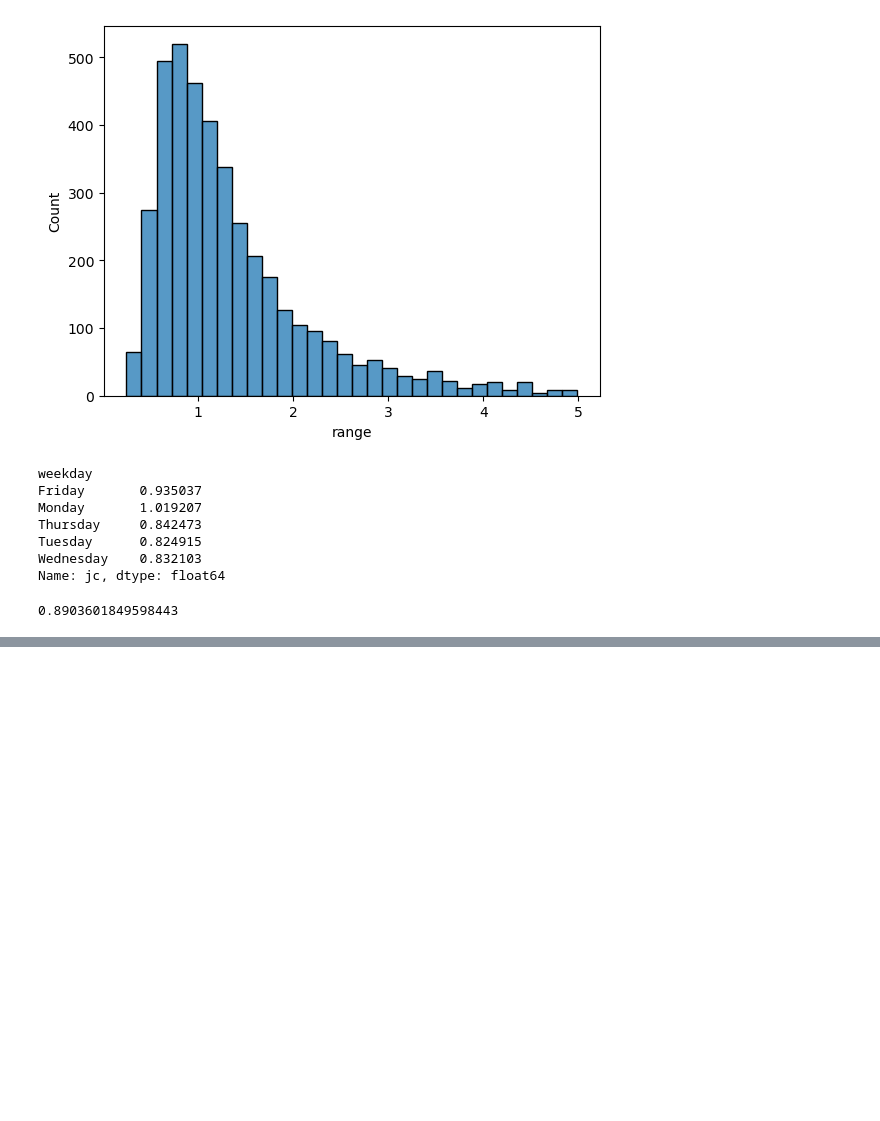
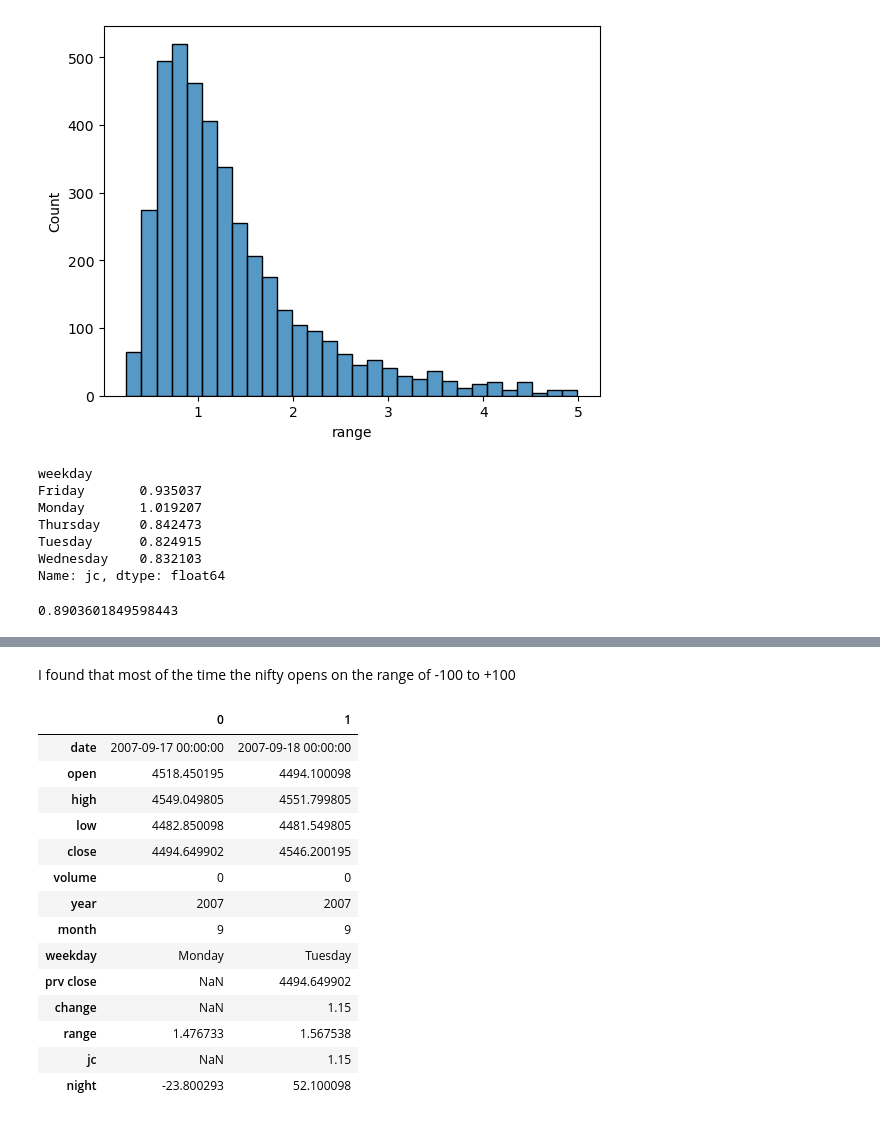
Before and after one commit to deveshpatwa/Pyhton-projects, a Jupyter notebook: Nifty50 Analysis/Nifty50_Analysis.ipynb, the cells around one changed output, grey strips where cells are left out. Saved outputs shown, nothing was run; the diff lists cells and outputs as text; code cells hidden in the pictures; blank space fills up the shorter version.

Commit message:
update nifty project

```diff
--- a/Nifty50 Analysis/Nifty50_Analysis.ipynb
+++ b/Nifty50 Analysis/Nifty50_Analysis.ipynb
@@ -167,0 +190,20 @@ df.jc.mean()
+# %% [markdown]
+I found that most of the time the nifty opens on the range of -100 to +100
+# %%
+df.head(2).T
+# %% [output]
+|  | 0 | 1 |
+| date | 2007-09-17 00:00:00 | 2007-09-18 00:00:00 |
+| open | 4518.450195 | 4494.100098 |
+| high | 4549.049805 | 4551.799805 |
+| low | 4482.850098 | 4481.549805 |
+| close | 4494.649902 | 4546.200195 |
+| volume | 0 | 0 |
+| year | 2007 | 2007 |
+| month | 9 | 9 |
+| weekday | Monday | Tuesday |
+| prv close | NaN | 4494.649902 |
+| change | NaN | 1.15 |
+| range | 1.476733 | 1.567538 |
+| jc | NaN | 1.15 |
+| night | -23.800293 | 52.100098 |
```
Also changed, not shown: parts of 3 cells of this notebook.
